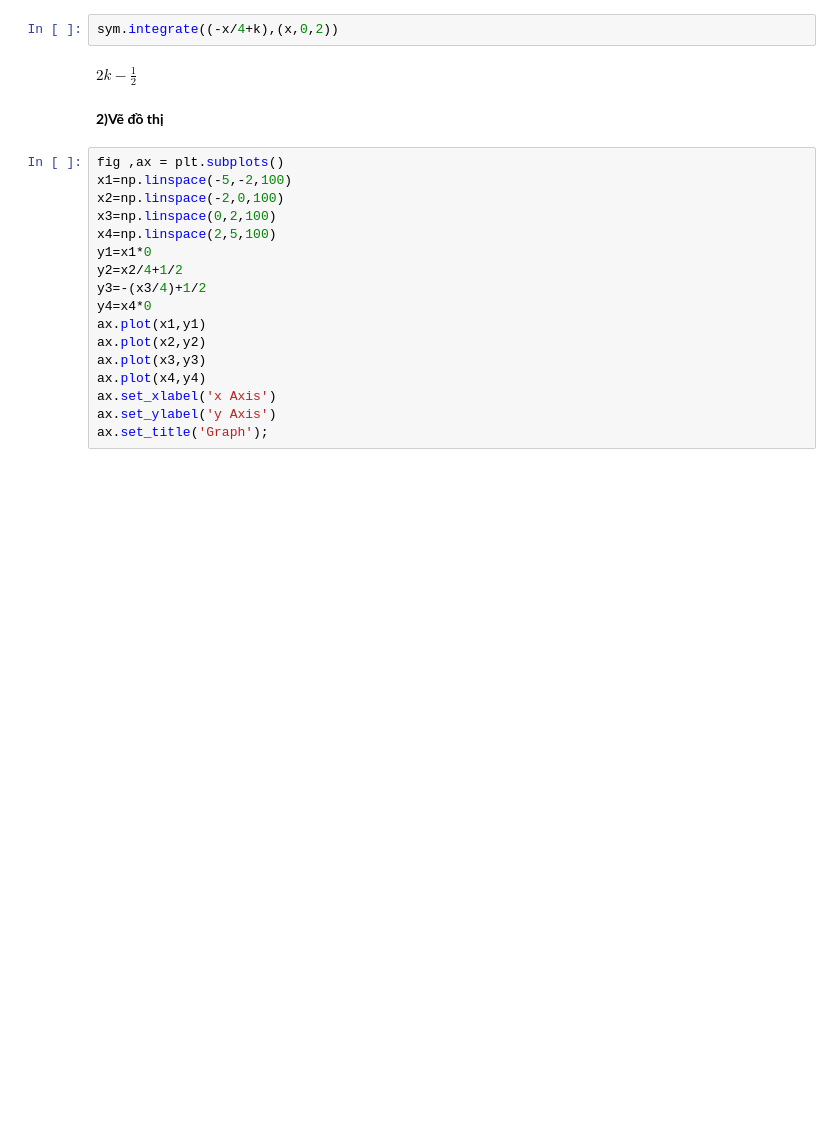
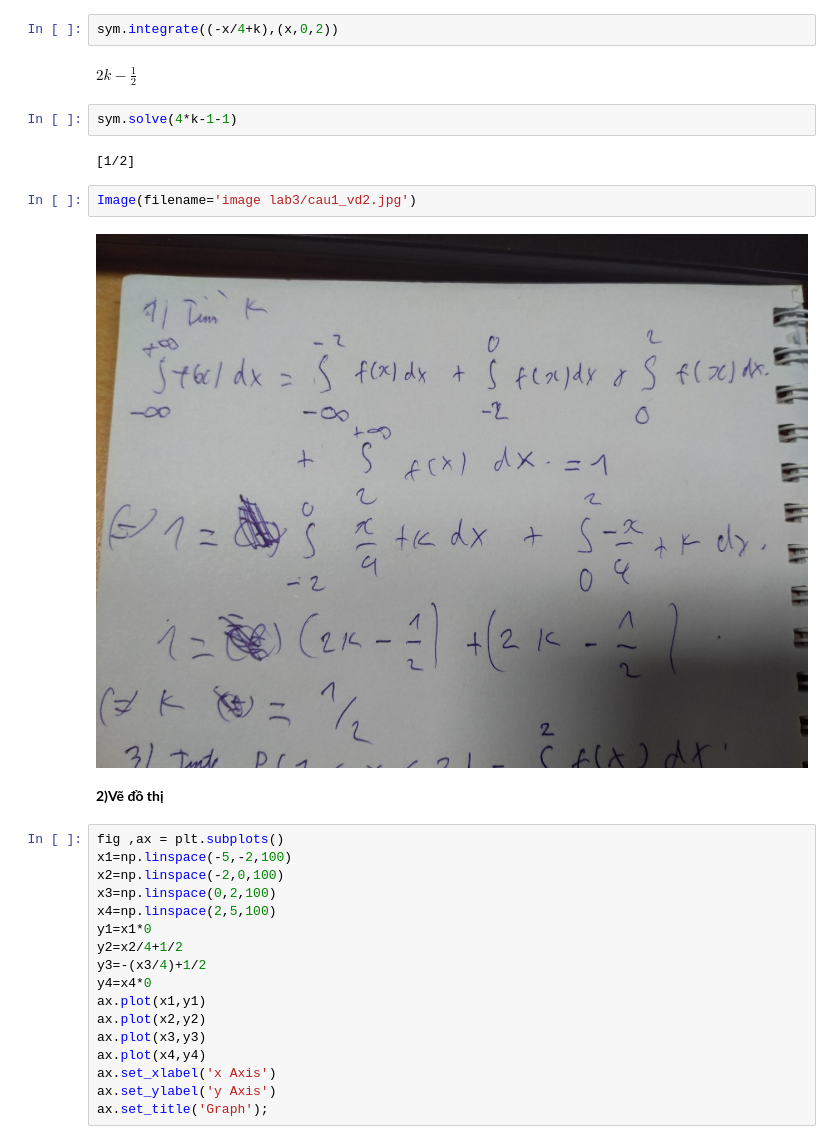
Before and after one commit to Bagumeow/probability_DS, a Jupyter notebook: lab3 - XS.ipynb, the cells around one changed output. Cells and saved outputs as stored; diff of their text form; blank space fills up the shorter version.

```diff
--- a/lab3 - XS.ipynb
+++ b/lab3 - XS.ipynb
@@ -128,6 +137,14 @@ $\displaystyle 2 k - \frac{1}{2}$
 sym.integrate((-x/4+k),(x,0,2))
 # %% [output]
 $\displaystyle 2 k - \frac{1}{2}$
+# %%
+sym.solve(4*k-1-1)
+# %% [output]
+[1/2]
+# %%
+Image(filename='image lab3/cau1_vd2.jpg')
+# %% [output]
+[figure, added]
 # %% [markdown]
 **2)Vẽ đồ thị**
 # %%
```
Also changed, not shown: parts of 13 cells of this notebook, 5 other files.
